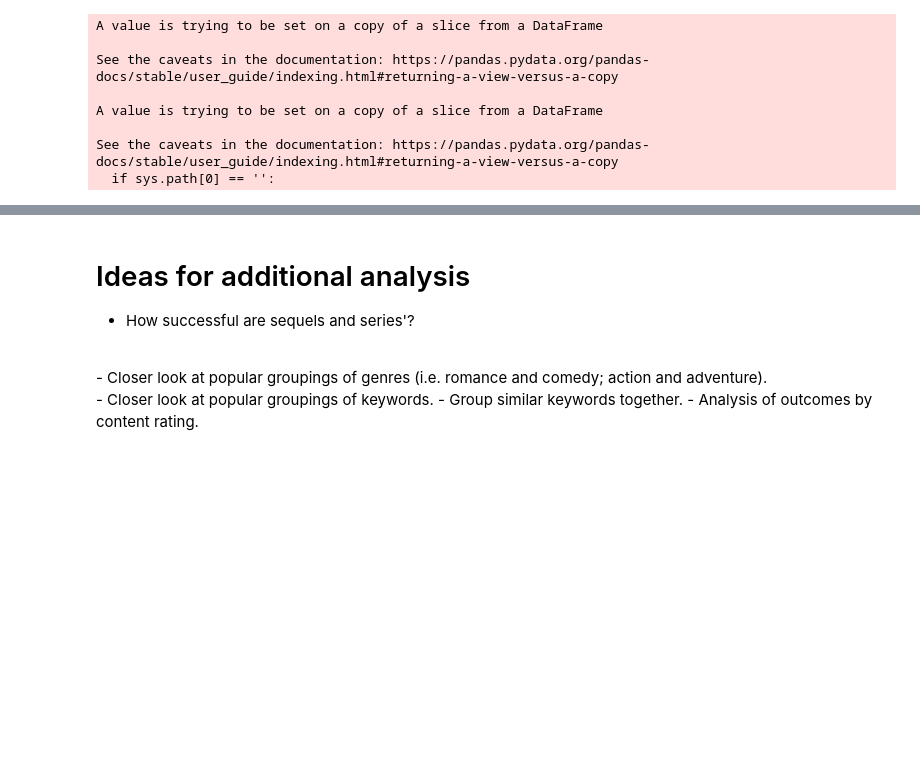
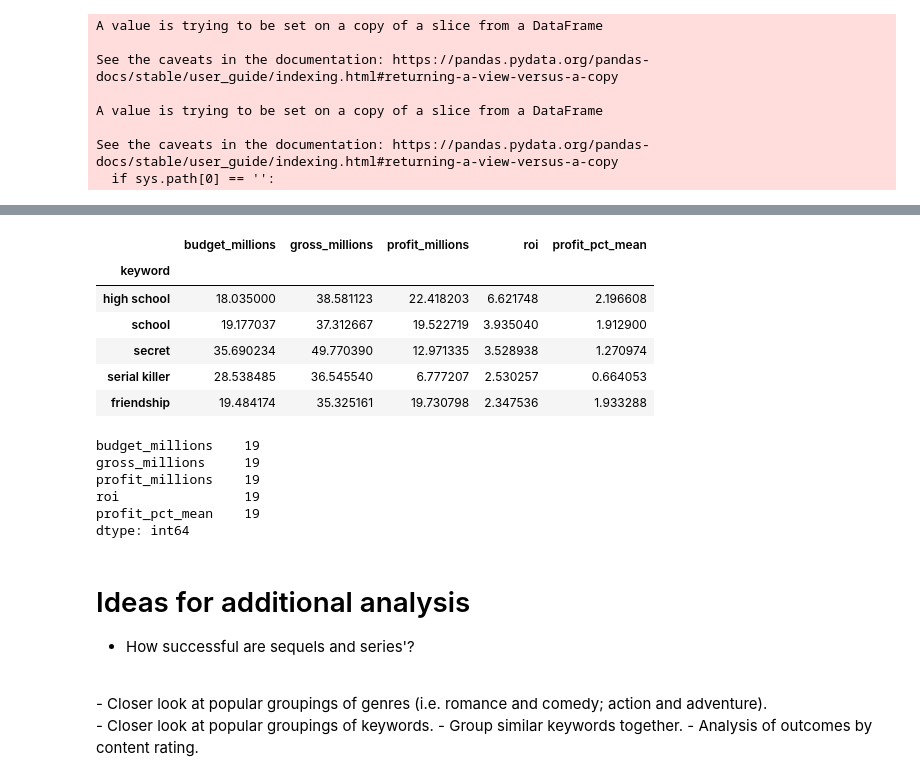
Before and after one commit to kristinkspanos/data_analysis_movie_studio, a Jupyter notebook: movie_data_analysis.ipynb, the cells around one changed output, grey strips where cells are left out. Saved outputs shown, nothing was run; the diff lists cells and outputs as text; code cells hidden in the pictures; blank space fills up the shorter version.

```diff
--- a/movie_data_analysis.ipynb
+++ b/movie_data_analysis.ipynb
@@ -1169,3 +1141,24 @@ dtype: int64
+# %%
+kw_roi = kw_avg[kw_avg['roi'] > roi_baseline]
+# %%
+kw_roi.sort_values(by = 'roi', ascending = False).head(5)
+# %% [output]
+|  | budget_millions | gross_millions | profit_millions | roi | profit_pct_mean |
+| keyword |  |  |  |  |  |
+| high school | 18.035000 | 38.581123 | 22.418203 | 6.621748 | 2.196608 |
+| school | 19.177037 | 37.312667 | 19.522719 | 3.935040 | 1.912900 |
+| secret | 35.690234 | 49.770390 | 12.971335 | 3.528938 | 1.270974 |
+| serial killer | 28.538485 | 36.545540 | 6.777207 | 2.530257 | 0.664053 |
+| friendship | 19.484174 | 35.325161 | 19.730798 | 2.347536 | 1.933288 |
+# %%
+kw_roi.count()
+# %% [output]
+budget_millions    19
+gross_millions     19
+profit_millions    19
+roi                19
+profit_pct_mean    19
+dtype: int64
 # %% [markdown]
 # Ideas for additional analysis
 
```
Also changed, not shown: parts of 55 cells of this notebook.
